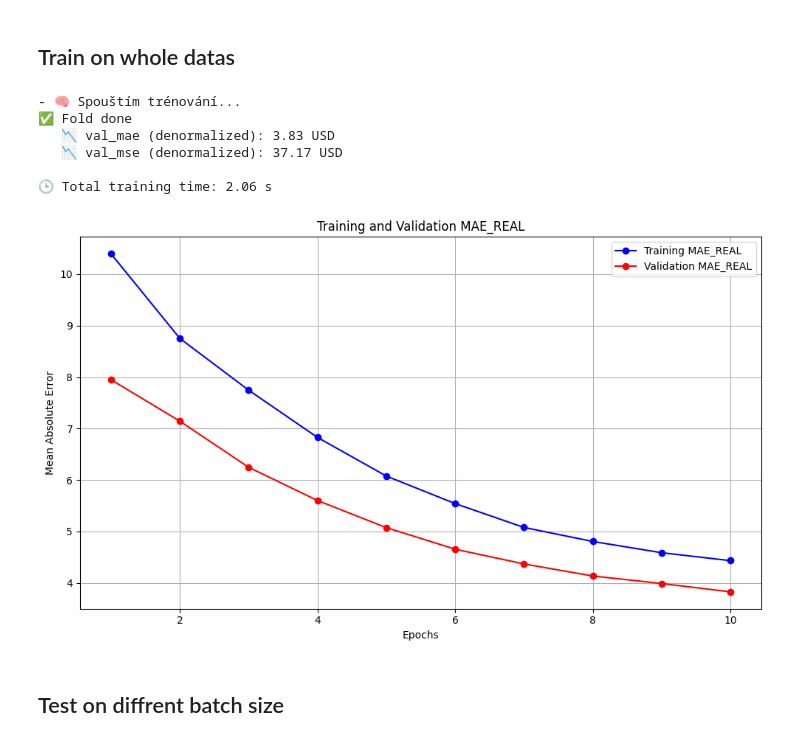
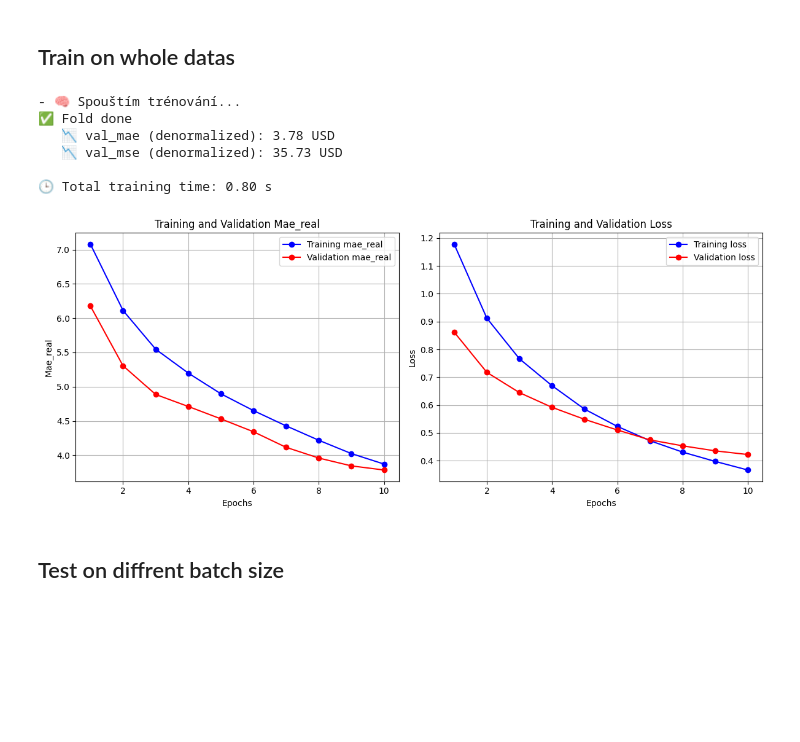
Before and after one commit to svehla-lukas/Kaggle_workShop, a Jupyter notebook: boston_housing/dev.ipynb, the cells around one changed output. Drawn from its saved outputs; the diff is of its cells as text; code cells hidden in the pictures; blank space fills up the shorter version.

Commit message:
add plot in utils, add MNIST dev notebook

```diff
--- a/boston_housing/dev.ipynb
+++ b/boston_housing/dev.ipynb
@@ -173,38 +189,40 @@ val_targets = y_train[:test_size]
 
 model = build_model(input_shape)
 print("- 🧠 Spouštím trénování...")
 history = model.fit(
     train_data,
     train_targets,
     epochs=num_epochs,
     batch_size=batch_size,
     validation_data=(val_data, val_targets),
     verbose=0,
 )
 
 val_mse, val_mae = model.evaluate(val_data, val_targets, verbose=0)
 # Pokud jsou data normalizována jako: (y - y_mean) / y_std
 val_mae_real = val_mae * y_std
 val_mse_real = val_mse * (y_std**2)
 
 print(f"✅ Fold done")
 print(f"   📉 val_mae (denormalized): {val_mae_real:,.2f} USD")
 print(f"   📉 val_mse (denormalized): {val_mse_real:,.2f} USD")
 
 history.history["mae_real"] = [v * y_std for v in history.history["mae"]]
 history.history["val_mae_real"] = [v * y_std for v in history.history["val_mae"]]
 
 print(f"\n🕒 Total training time: {time.time() - start:.2f} s")
 
-_ = utils.plot_history(history.history, metric="mae_real")
+list(history.history.keys())
+
+_ = utils.plot_training_history(history, metric="mae_real", metric2="loss")
 # %% [output]
 - 🧠 Spouštím trénování...
 ✅ Fold done
-   📉 val_mae (denormalized): 3.83 USD
-   📉 val_mse (denormalized): 37.17 USD
+   📉 val_mae (denormalized): 3.78 USD
+   📉 val_mse (denormalized): 35.73 USD
 
-🕒 Total training time: 2.06 s
+🕒 Total training time: 0.80 s
-[figure, old version]
+[figure, new version]
 # %% [markdown]
 ## Test  on diffrent batch size
 # %%
```
Also changed, not shown: parts of 3 cells of this notebook, 2 other files.
